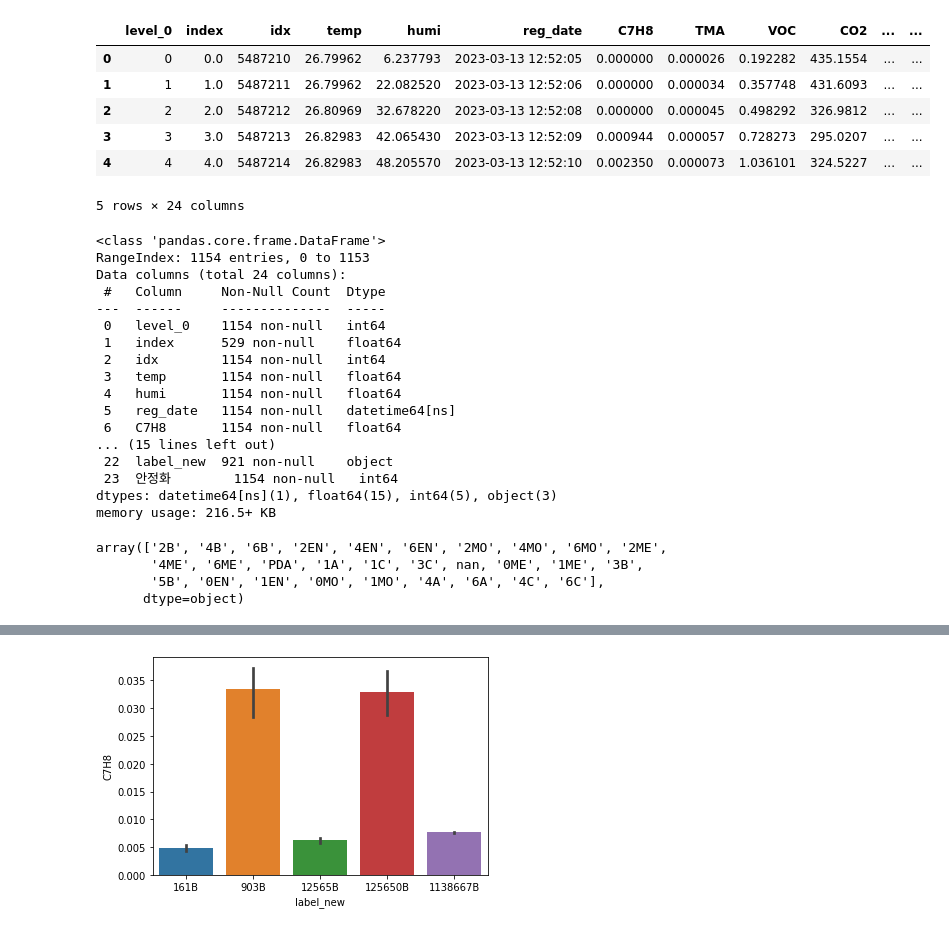
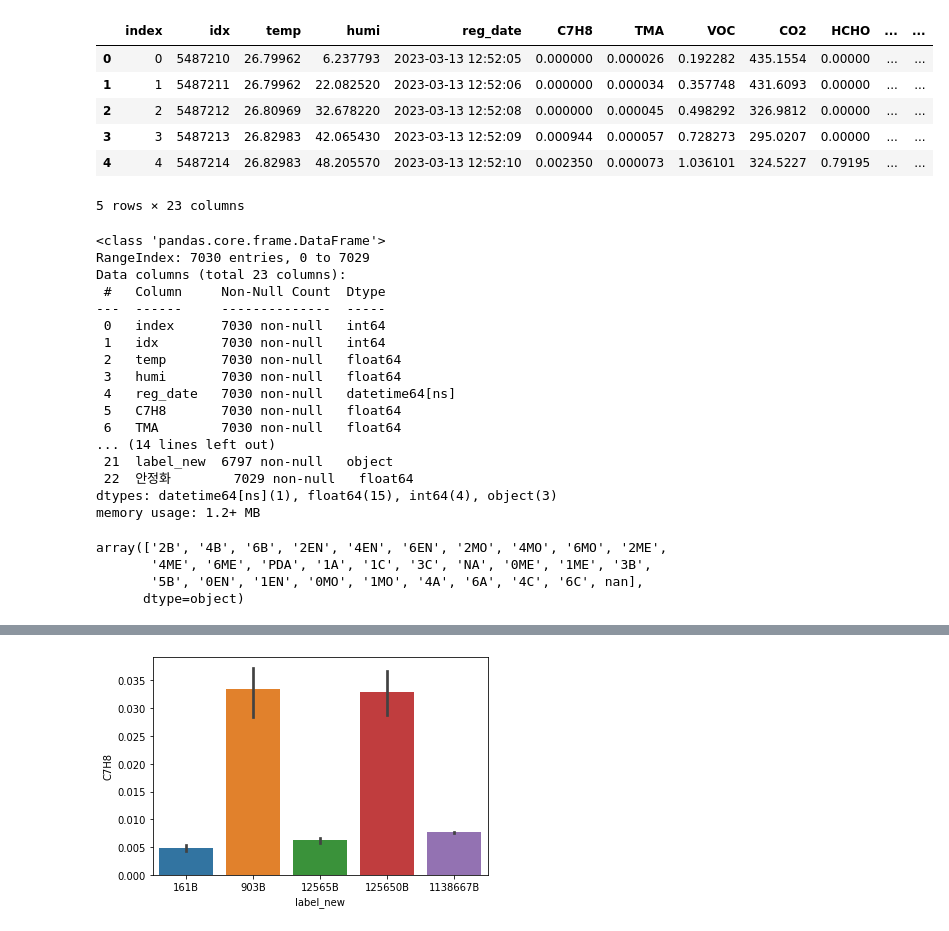
Before and after one commit to sung1eo/DIC4, a Jupyter notebook: s.kim/EDA.ipynb, the cells around one changed output, grey strips where cells are left out. Cells and saved outputs as stored; diff of their text form; code cells hidden in the pictures.

```diff
--- a/s.kim/EDA.ipynb
+++ b/s.kim/EDA.ipynb
@@ -16,47 +16,55 @@ def remove_number(data):
 
     return data_copy
 # %%
-exp_date = ['230312','230320']
+exp_date = ['230312','230320','230327','230328','230329']
+raw_usecols = ['idx', 'temp', 'humi', 'reg_date', 'C7H8', 'TMA', 'VOC', 'CO2', 'HCHO',
+       'H2S', 'NH3', 'CH3SH', 'SO2', 'NO2', 'CO', 'sm_idx', 'sms', 'ou',
+       'sm_kind', 'label_new', '안정화']
 
 df = pd.DataFrame()
 for d in exp_date:
-    df_temp = pd.read_excel('~/study/DIC/DIC4/data/{}_data_concat.xlsx'.format(d))
+    try:
+        df_temp = pd.read_excel('~/skim/DIC4/data/{}_data_concat.xlsx'.format(d))
+        df_temp['label_org'] = df_temp['label_org'].fillna('NA')
+    except:
+        df_temp = pd.read_excel('~/skim/DIC4/data/{}.xlsx'.format(d), usecols = raw_usecols)
+        df_temp['label_new'] = df_temp['label_new'].fillna('NA')
+    # print(df_temp.head())
     df = pd.concat([df,df_temp])
-    df.reset_index(inplace=True)
-
+df.reset_index(inplace=True)
 df.head()
 # %% [output]
-|  | level_0 | index | idx | temp | humi | reg_date | C7H8 | TMA | VOC | CO2 | ... | ... |
-| 0 | 0 | 0.0 | 5487210 | 26.79962 | 6.237793 | 2023-03-13 12:52:05 | 0.000000 | 0.000026 | 0.192282 | 435.1554 | ... | ... |
-| 1 | 1 | 1.0 | 5487211 | 26.79962 | 22.082520 | 2023-03-13 12:52:06 | 0.000000 | 0.000034 | 0.357748 | 431.6093 | ... | ... |
-| 2 | 2 | 2.0 | 5487212 | 26.80969 | 32.678220 | 2023-03-13 12:52:08 | 0.000000 | 0.000045 | 0.498292 | 326.9812 | ... | ... |
-| 3 | 3 | 3.0 | 5487213 | 26.82983 | 42.065430 | 2023-03-13 12:52:09 | 0.000944 | 0.000057 | 0.728273 | 295.0207 | ... | ... |
-| 4 | 4 | 4.0 | 5487214 | 26.82983 | 48.205570 | 2023-03-13 12:52:10 | 0.002350 | 0.000073 | 1.036101 | 324.5227 | ... | ... |
+|  | index | idx | temp | humi | reg_date | C7H8 | TMA | VOC | CO2 | HCHO | ... | ... |
+| 0 | 0 | 5487210 | 26.79962 | 6.237793 | 2023-03-13 12:52:05 | 0.000000 | 0.000026 | 0.192282 | 435.1554 | 0.00000 | ... | ... |
+| 1 | 1 | 5487211 | 26.79962 | 22.082520 | 2023-03-13 12:52:06 | 0.000000 | 0.000034 | 0.357748 | 431.6093 | 0.00000 | ... | ... |
+| 2 | 2 | 5487212 | 26.80969 | 32.678220 | 2023-03-13 12:52:08 | 0.000000 | 0.000045 | 0.498292 | 326.9812 | 0.00000 | ... | ... |
+| 3 | 3 | 5487213 | 26.82983 | 42.065430 | 2023-03-13 12:52:09 | 0.000944 | 0.000057 | 0.728273 | 295.0207 | 0.00000 | ... | ... |
+| 4 | 4 | 5487214 | 26.82983 | 48.205570 | 2023-03-13 12:52:10 | 0.002350 | 0.000073 | 1.036101 | 324.5227 | 0.79195 | ... | ... |
-5 rows × 24 columns
+5 rows × 23 columns
 # %%
 df.info()
 # %% [output]
 <class 'pandas.core.frame.DataFrame'>
-RangeIndex: 1154 entries, 0 to 1153
-Data columns (total 24 columns):
+RangeIndex: 7030 entries, 0 to 7029
+Data columns (total 23 columns):
  #   Column     Non-Null Count  Dtype
 ---  ------     --------------  -----
- 0   level_0    1154 non-null   int64
- 1   index      529 non-null    float64
- 2   idx        1154 non-null   int64
- 3   temp       1154 non-null   float64
- 4   humi       1154 non-null   float64
- 5   reg_date   1154 non-null   datetime64[ns]
- 6   C7H8       1154 non-null   float64
-... (15 lines left out)
- 22  label_new  921 non-null    object
- 23  안정화        1154 non-null   int64
-dtypes: datetime64[ns](1), float64(15), int64(5), object(3)
-memory usage: 216.5+ KB
+ 0   index      7030 non-null   int64
+ 1   idx        7030 non-null   int64
+ 2   temp       7030 non-null   float64
+ 3   humi       7030 non-null   float64
+ 4   reg_date   7030 non-null   datetime64[ns]
+ 5   C7H8       7030 non-null   float64
+ 6   TMA        7030 non-null   float64
+... (14 lines left out)
+ 21  label_new  6797 non-null   object
+ 22  안정화        7029 non-null   float64
+dtypes: datetime64[ns](1), float64(15), int64(4), object(3)
+memory usage: 1.2+ MB
 # %%
 df['label_org'].unique()
 # %% [output]
 array(['2B', '4B', '6B', '2EN', '4EN', '6EN', '2MO', '4MO', '6MO', '2ME',
-       '4ME', '6ME', 'PDA', '1A', '1C', '3C', nan, '0ME', '1ME', '3B',
-       '5B', '0EN', '1EN', '0MO', '1MO', '4A', '6A', '4C', '6C'],
+       '4ME', '6ME', 'PDA', '1A', '1C', '3C', 'NA', '0ME', '1ME', '3B',
+       '5B', '0EN', '1EN', '0MO', '1MO', '4A', '6A', '4C', '6C', nan],
       dtype=object)
```
Also changed, not shown: parts of 16 cells of this notebook, 1 other file.
